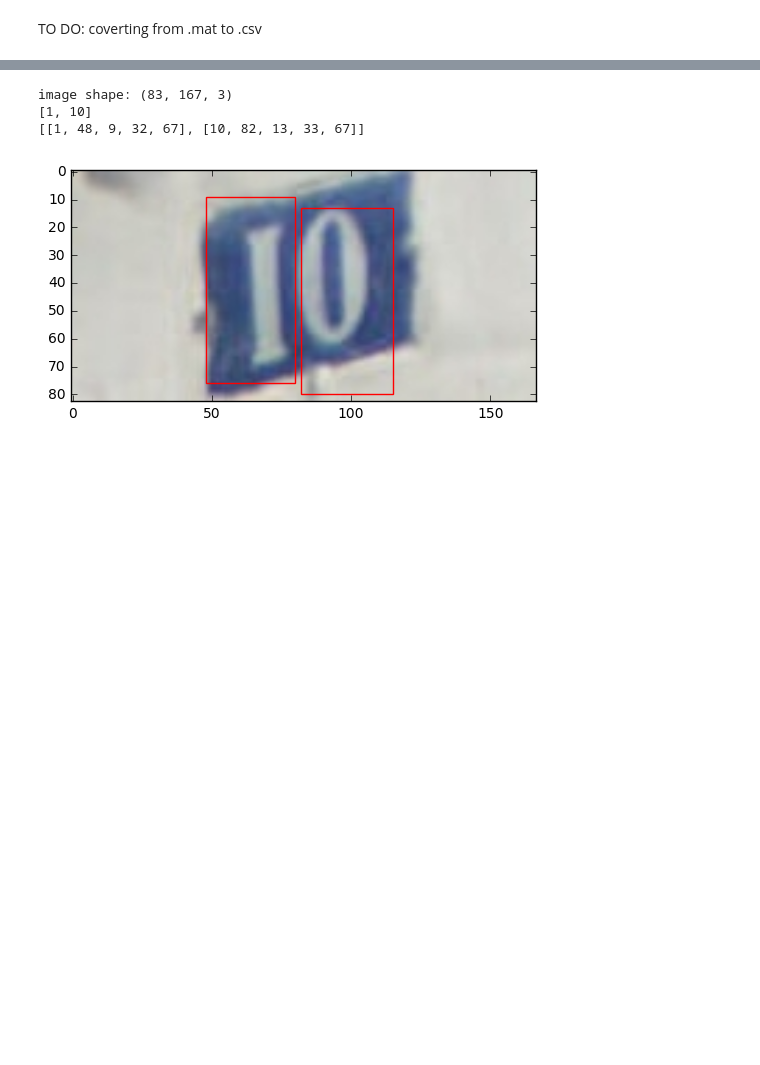
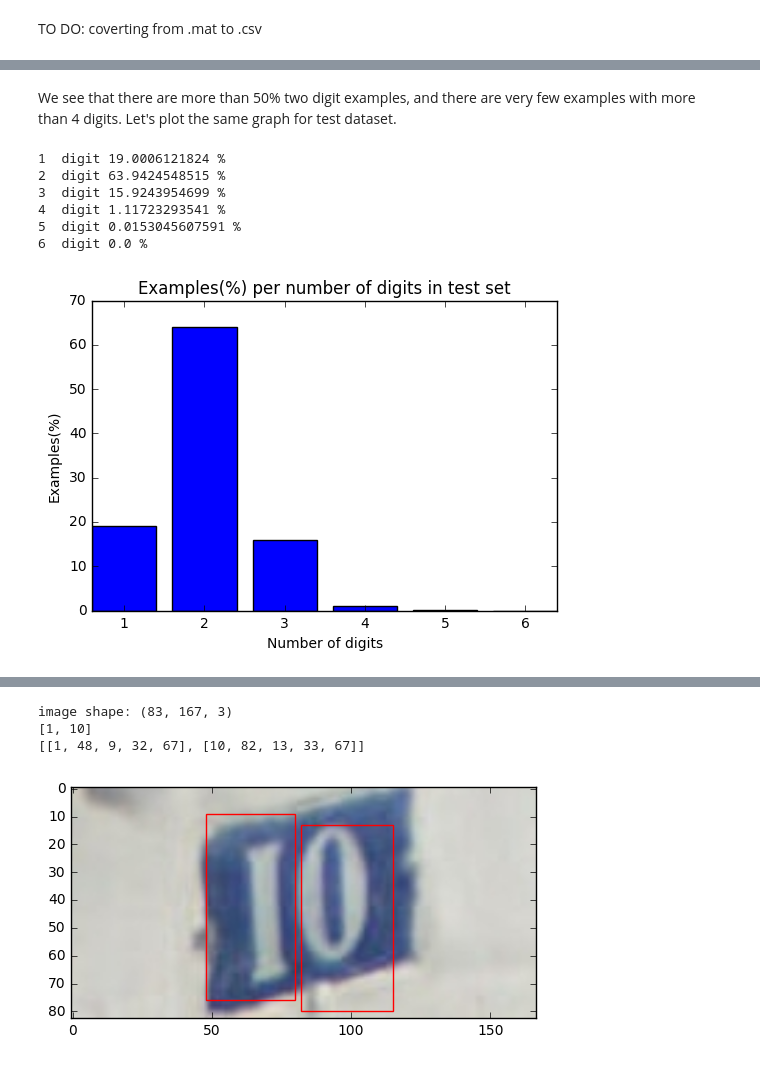
Before and after one commit to Logic4Twisted/SVHN, a Jupyter notebook: SVHN.ipynb, the cells around one changed output, grey strips where cells are left out. Drawn from its saved outputs; the diff is of its cells as text; code cells hidden in the pictures; blank space fills up the shorter version.

```diff
--- a/SVHN.ipynb
+++ b/SVHN.ipynb
@@ -68,0 +91,21 @@ labels_train_data_dict['10855.png']
+# %% [markdown]
+We see that there are more than 50% two digit examples, and there are very few examples with more than 4 digits.
+Let's plot the same graph for test dataset.
+# %%
+count_test = count_examples_by_digits(labels_test_data_dict)
+for key in count_test:
+    print (key, ' digit', count_test[key], '%')
+plt.title('Examples(%) per number of digits in test set')
+plt.xlabel('Number of digits')
+plt.ylabel('Examples(%)')
+plt.xticks(range(len(count_test)), count_test.keys())
+plt.bar(range(len(count_training)), count_test.values(), align='center')
+plt.show()
+# %% [output]
+1  digit 19.0006121824 %
+2  digit 63.9424548515 %
+3  digit 15.9243954699 %
+4  digit 1.11723293541 %
+5  digit 0.0153045607591 %
+6  digit 0.0 %
+[figure, added]
```
Also changed, not shown: parts of 24 cells of this notebook, 1 other file.
